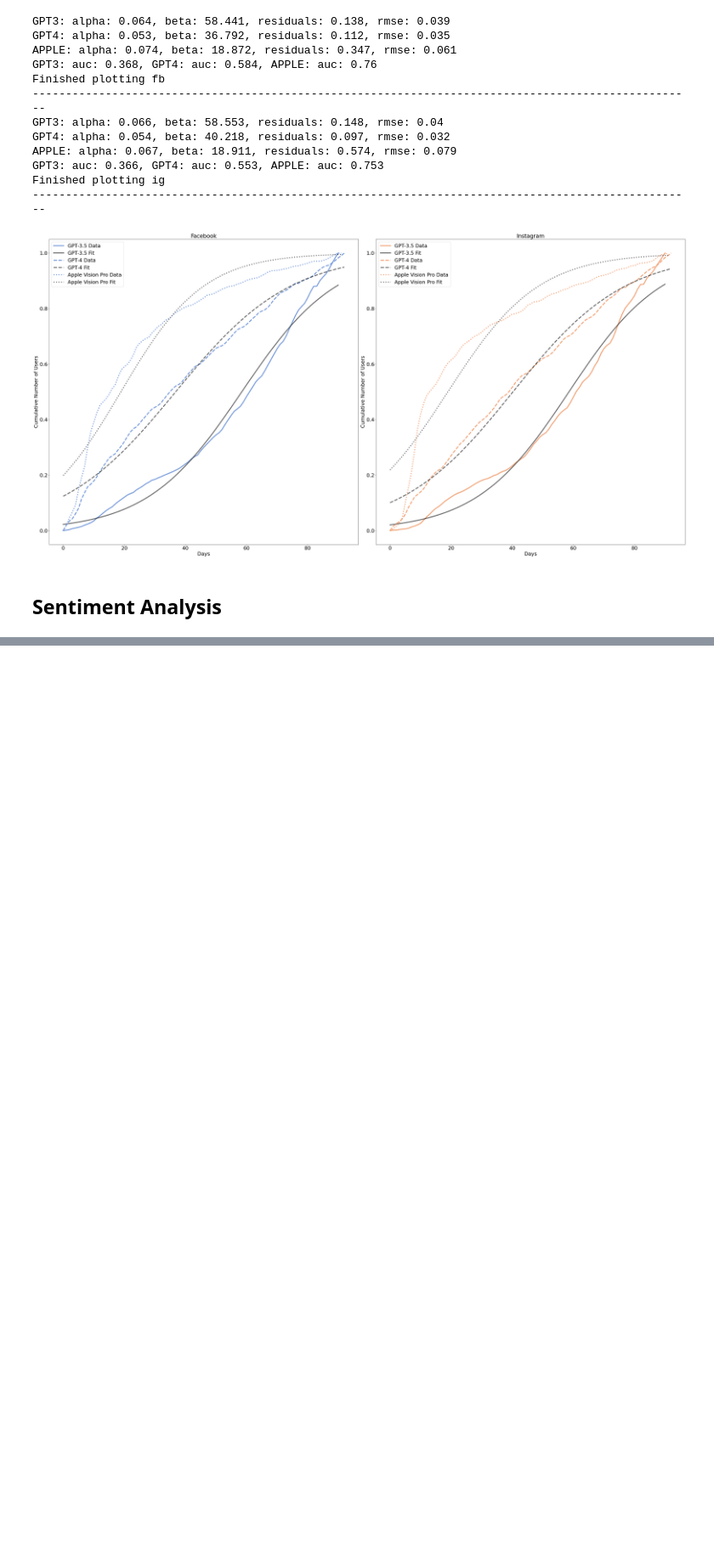
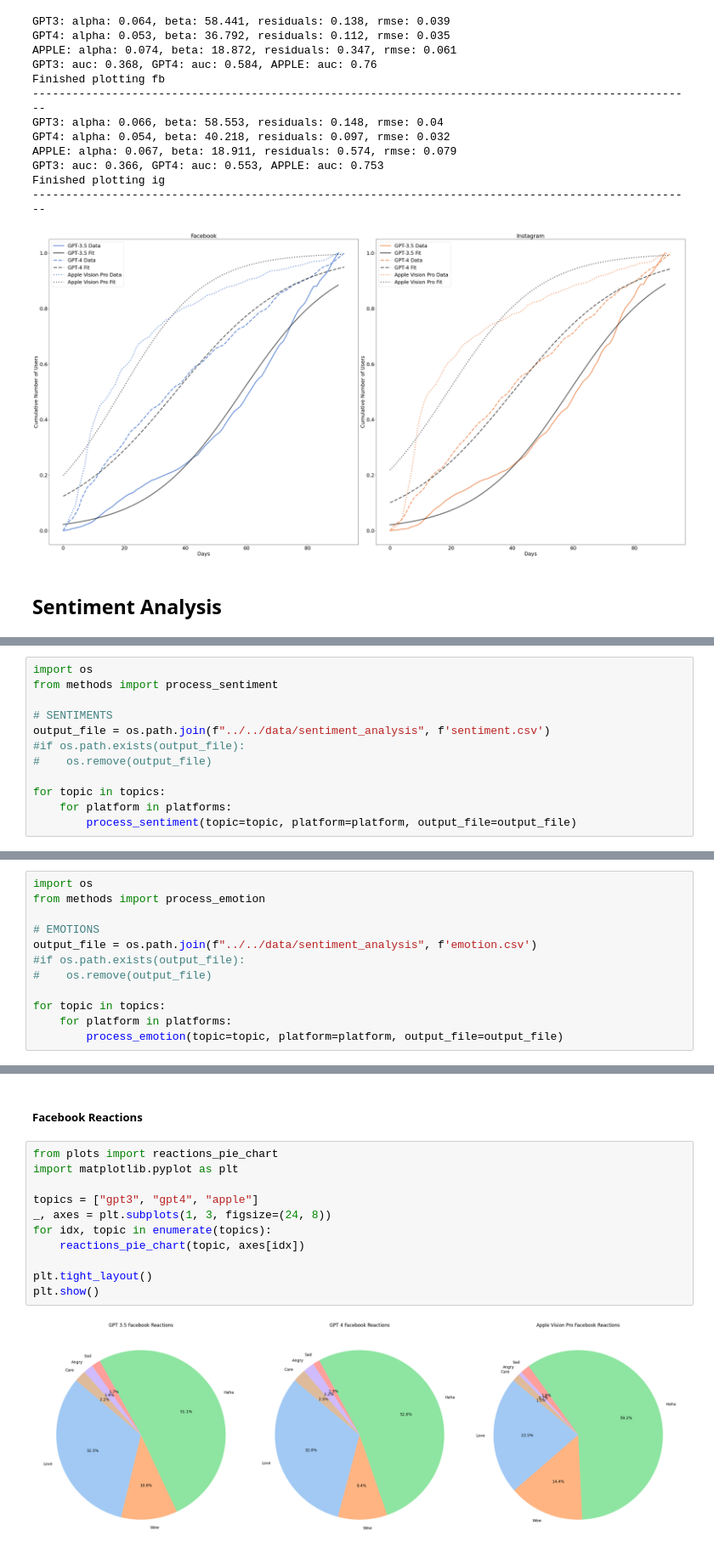
Before and after one commit to lavallone/DDMCS_project, a Jupyter notebook: src/analysis/analysis.ipynb, the cells around one changed output, grey strips where cells are left out. Shown at 85% size. Cells and saved outputs as stored; diff of their text form; blank space fills up the shorter version.

```diff
--- a/src/analysis/analysis.ipynb
+++ b/src/analysis/analysis.ipynb
@@ -127,0 +132,12 @@ Finished plotting ig
+# %%
+import os
+from methods import process_sentiment
+
+# SENTIMENTS
+output_file = os.path.join(f"../../data/sentiment_analysis", f'sentiment.csv')
+#if os.path.exists(output_file):
+#    os.remove(output_file)
+
+for topic in topics:
+    for platform in platforms:
+        process_sentiment(topic=topic, platform=platform, output_file=output_file)
@@ -127,0 +153,12 @@ Finished plotting ig
+# %%
+import os
+from methods import process_emotion
+
+# EMOTIONS
+output_file = os.path.join(f"../../data/sentiment_analysis", f'emotion.csv')
+#if os.path.exists(output_file):
+#    os.remove(output_file)
+
+for topic in topics:
+    for platform in platforms:
+        process_emotion(topic=topic, platform=platform, output_file=output_file)
@@ -127,0 +229,15 @@ Finished plotting ig
+# %% [markdown]
+##### Facebook Reactions
+# %%
+from plots import reactions_pie_chart
+import matplotlib.pyplot as plt
+
+topics = ["gpt3", "gpt4", "apple"]
+_, axes = plt.subplots(1, 3, figsize=(24, 8))
+for idx, topic in enumerate(topics):
+    reactions_pie_chart(topic, axes[idx])
+
+plt.tight_layout()
+plt.show()
+# %% [output]
+[figure, added]
```
Also changed, not shown: parts of 14 cells of this notebook, 6 other files.
